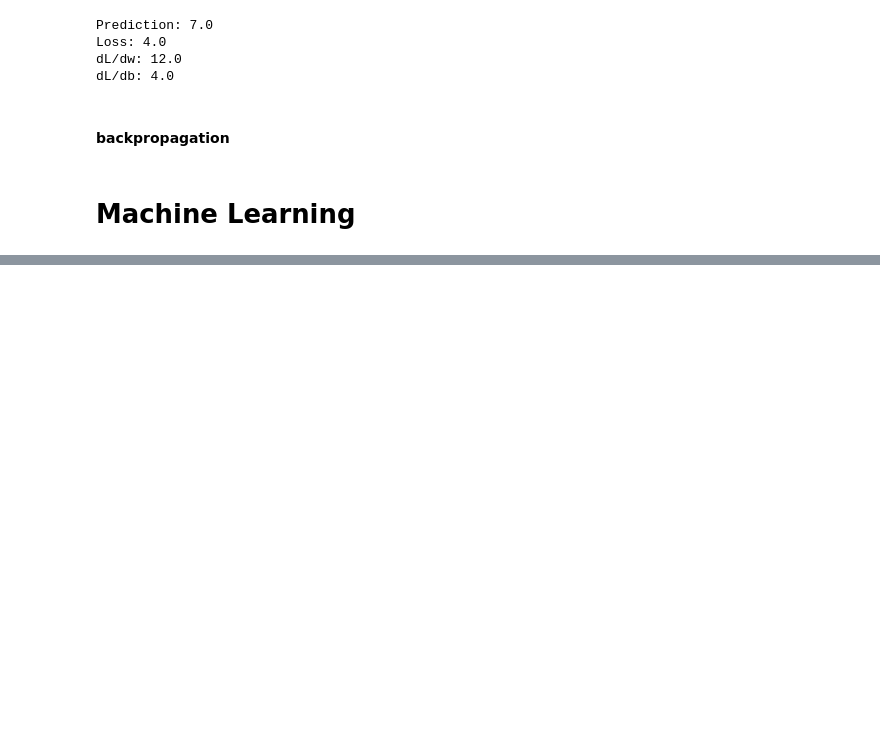
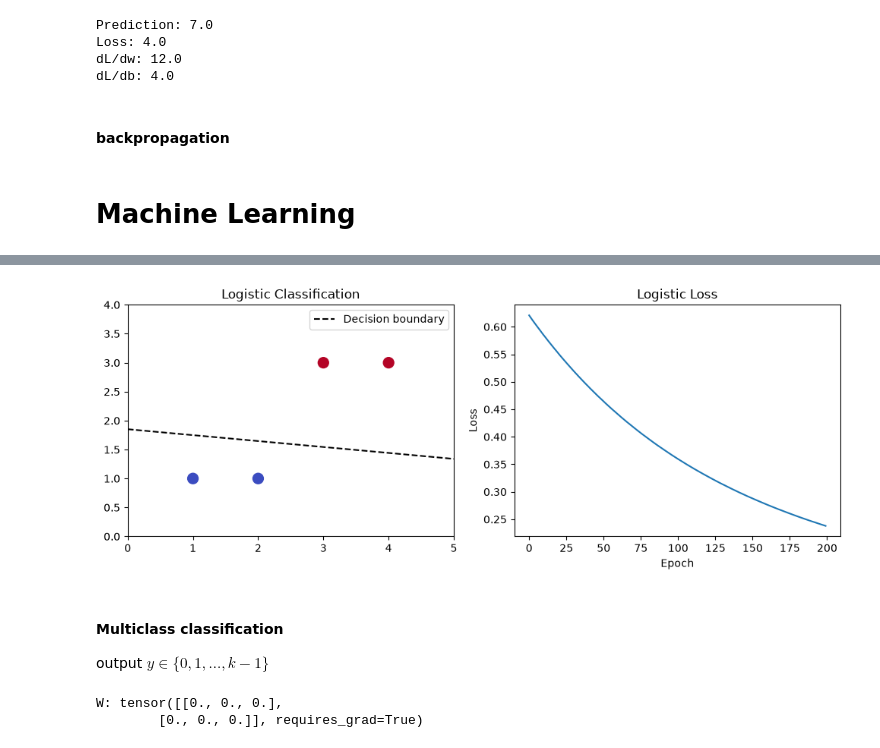
Before and after one commit to caelricluo/AI-Learning, a Jupyter notebook: Stanford_CS221/Stanford_CS221.ipynb, the cells around one changed output, grey strips where cells are left out. Drawn from its saved outputs; the diff is of its cells as text; code cells hidden in the pictures; blank space fills up the shorter version.

```diff
--- a/Stanford_CS221/Stanford_CS221.ipynb
+++ b/Stanford_CS221/Stanford_CS221.ipynb
@@ -440,0 +628,15 @@ def gradient_descent():
+# %%
+# Data: [x1, x2] -> class (0 or 1)
+X = torch.tensor([[1.0, 1.0], [2.0, 1.0], [3.0, 3.0], [4.0, 3.0]])
+y = torch.tensor([[-1.0], [-1.0], [1.0], [1.0]])
+
+# Parameters
+W = torch.randn(2, 1)
+b = torch.zeros(1)
+
+lr = 0.1
+
+losses = []
+# %%
+def logistic(x):
+    return 1 / (1 + torch.exp(-x))
@@ -440,0 +699,27 @@ def gradient_descent():
+# %%
+# Visualization
+fig, ax = plt.subplots(1, 2, figsize=(10, 4))
+
+# 1. Classification
+ax[0].scatter(X[:, 0], X[:, 1], c=y.flatten(), cmap="coolwarm", s=100)
+
+# Decision boundary: logit = 0
+x_line = torch.linspace(0, 5, 100)
+y_line = -(W[0, 0] * x_line + b) / W[1, 0]
+
+ax[0].plot(x_line, y_line, "k--", label="Decision boundary")
+ax[0].set(xlim=(0, 5), ylim=(0, 4), title="Logistic Classification")
+ax[0].legend()
+
+# 2. Loss curve
+ax[1].plot(losses)
+ax[1].set(xlabel="Epoch", ylabel="Loss", title="Logistic Loss")
+
+plt.tight_layout()
+plt.show()
+# %% [output]
+[figure, added]
+# %% [markdown]
+#### Multiclass classification
+
+output $y \in \{0, 1, ..., k-1\}$
@@ -440,0 +742,7 @@ def gradient_descent():
+# %%
+W = torch.zeros(2, 3, requires_grad=True)  # 2 * 3 weight matrix
+b = torch.zeros(3, requires_grad=True)
+lr = 0.1
+# %% [output]
+W: tensor([[0., 0., 0.],
+        [0., 0., 0.]], requires_grad=True)
```
Also changed, not shown: parts of 19 cells of this notebook.
